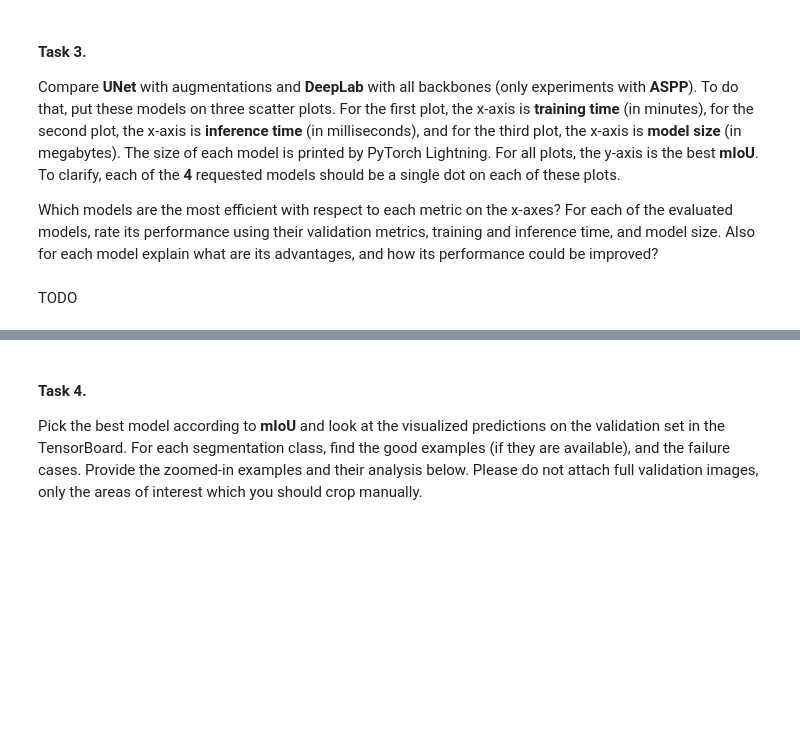
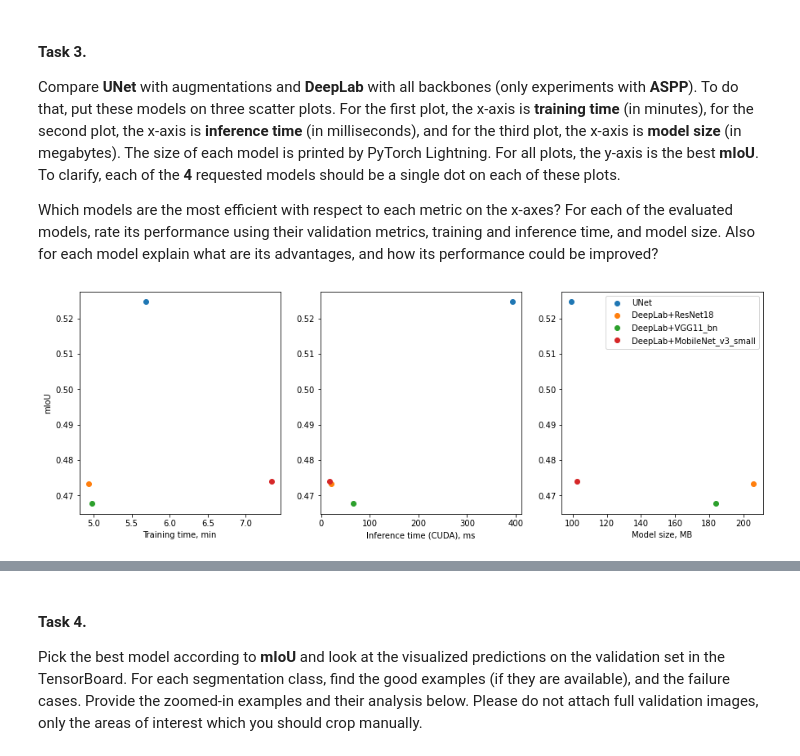
Before and after one commit to ArtemVergazov/deep_learning, a Jupyter notebook: hw2/hw2-semantic_segmentation-Vergazov-Artem-attempt-1.ipynb, the cells around one changed output, grey strips where cells are left out. Saved outputs shown, nothing was run; the diff lists cells and outputs as text; code cells hidden in the pictures; blank space fills up the shorter version.

```diff
--- a/hw2/hw2-semantic_segmentation-Vergazov-Artem-attempt-1.ipynb
+++ b/hw2/hw2-semantic_segmentation-Vergazov-Artem-attempt-1.ipynb
@@ -673,5 +988,3 @@ TODO
 Compare **UNet** with augmentations and **DeepLab** with all backbones (only experiments with **ASPP**). To do that, put these models on three scatter plots. For the first plot, the x-axis is **training time** (in minutes), for the second plot, the x-axis is **inference time** (in milliseconds), and for the third plot, the x-axis is **model size** (in megabytes). The size of each model is printed by PyTorch Lightning. For all plots, the y-axis is the best **mIoU**. To clarify, each of the **4** requested models should be a single dot on each of these plots.
 
 Which models are the most efficient with respect to each metric on the x-axes? For each of the evaluated models, rate its performance using their validation metrics, training and inference time, and model size. Also for each model explain what are its advantages, and how its performance could be improved?
-# %% [markdown]
-TODO
@@ -677,0 +993,32 @@ TODO
+# %%
+_, ax = plt.subplots(nrows=1, ncols=3, figsize=(15, 5))
+
+# The time data is taken from Tensorboard graphs.
+
+mIoU = {'UNet': .5247, 'DeepLab+ResNet18': .4734, 'DeepLab+VGG11_bn': .4677, 'DeepLab+MobileNet_v3_small': .474}
+
+ax[0].plot(5 + 41 / 60, mIoU['UNet'], 'o', label='UNet')
+ax[0].plot(4 + 56 / 60, mIoU['DeepLab+ResNet18'], 'o', label='DeepLab+ResNet18')
+ax[0].plot(4 + 59 / 60, mIoU['DeepLab+VGG11_bn'], 'o', label='DeepLab+VGG11_bn')
+ax[0].plot(7 + 20 / 60, mIoU['DeepLab+MobileNet_v3_small'], 'o', label='DeepLab+MobileNet_v3_small')
+
+ax[0].set_ylabel('mIoU')
+ax[0].set_xlabel('Training time, min')
+
+ax[1].plot(393.149, mIoU['UNet'], 'o')
+ax[1].plot(19.996, mIoU['DeepLab+ResNet18'], 'o')
+ax[1].plot(65.232, mIoU['DeepLab+VGG11_bn'], 'o')
+ax[1].plot(17.384, mIoU['DeepLab+MobileNet_v3_small'], 'o')
+
+ax[1].set_xlabel('Inference time (CUDA), ms')
+
+ax[2].plot(101291 / 1024, mIoU['UNet'], 'o', label='UNet')
+ax[2].plot(211121 / 1024, mIoU['DeepLab+ResNet18'], 'o', label='DeepLab+ResNet18')
+ax[2].plot(188205 / 1024, mIoU['DeepLab+VGG11_bn'], 'o', label='DeepLab+VGG11_bn')
+ax[2].plot(104997 / 1024, mIoU['DeepLab+MobileNet_v3_small'], 'o', label='DeepLab+MobileNet_v3_small')
+
+ax[2].set_xlabel('Model size, MB')
+
+ax[2].legend();
+# %% [output]
+[figure, added]
```
Also changed, not shown: parts of 37 cells of this notebook, 28 other files.
